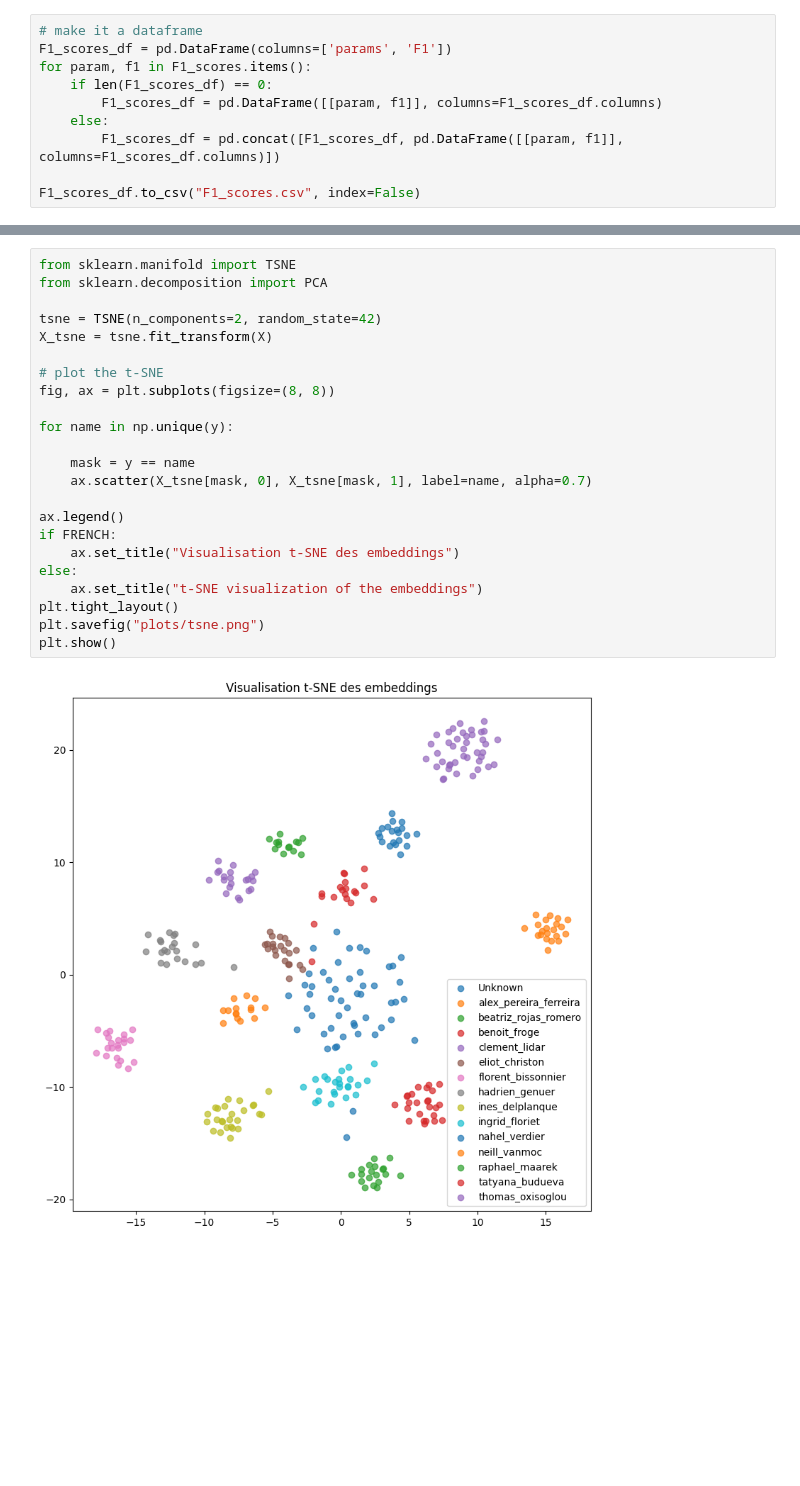
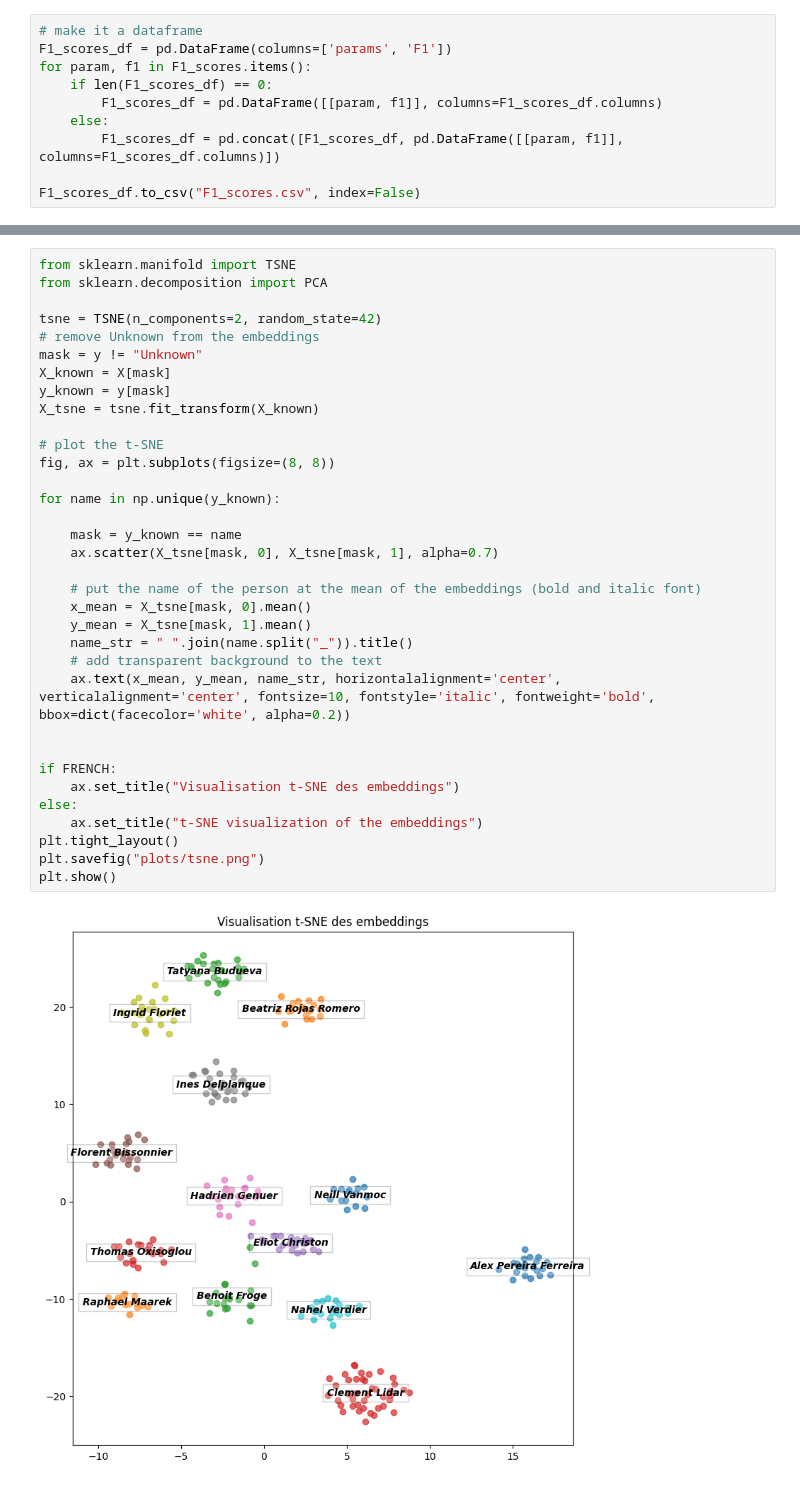
Before and after one commit to eliot-christon/robot-speech-to-speech, a Jupyter notebook: Tools/Evaluation/T1/eval.ipynb, the cells around one changed output, grey strips where cells are left out. Drawn from its saved outputs; the diff is of its cells as text; blank space fills up the shorter version.

Commit message:
better t-SNE visualisation with names and boxes

```diff
--- a/Tools/Evaluation/T1/eval.ipynb
+++ b/Tools/Evaluation/T1/eval.ipynb
@@ -799,25 +748,36 @@ F1: 0.95718954248366
 # %%
 from sklearn.manifold import TSNE
 from sklearn.decomposition import PCA
 
 tsne = TSNE(n_components=2, random_state=42)
-X_tsne = tsne.fit_transform(X)
+# remove Unknown from the embeddings
+mask = y != "Unknown"
+X_known = X[mask]
+y_known = y[mask]
+X_tsne = tsne.fit_transform(X_known)
 
 # plot the t-SNE
 fig, ax = plt.subplots(figsize=(8, 8))
 
-for name in np.unique(y):
+for name in np.unique(y_known):
 
-    mask = y == name
-    ax.scatter(X_tsne[mask, 0], X_tsne[mask, 1], label=name, alpha=0.7)
+    mask = y_known == name
+    ax.scatter(X_tsne[mask, 0], X_tsne[mask, 1], alpha=0.7)
 
-ax.legend()
+    # put the name of the person at the mean of the embeddings (bold and italic font)
+    x_mean = X_tsne[mask, 0].mean()
+    y_mean = X_tsne[mask, 1].mean()
+    name_str = " ".join(name.split("_")).title()
+    # add transparent background to the text
+    ax.text(x_mean, y_mean, name_str, horizontalalignment='center', verticalalignment='center', fontsize=10, fontstyle='italic', fontweight='bold', bbox=dict(facecolor='white', alpha=0.2))
+
+
 if FRENCH:
     ax.set_title("Visualisation t-SNE des embeddings")
 else:
     ax.set_title("t-SNE visualization of the embeddings")
 plt.tight_layout()
 plt.savefig("plots/tsne.png")
 plt.show()
 # %% [output]
-[figure, old version]
+[figure, new version]
```
Also changed, not shown: parts of 4 cells of this notebook, 1 other file.
